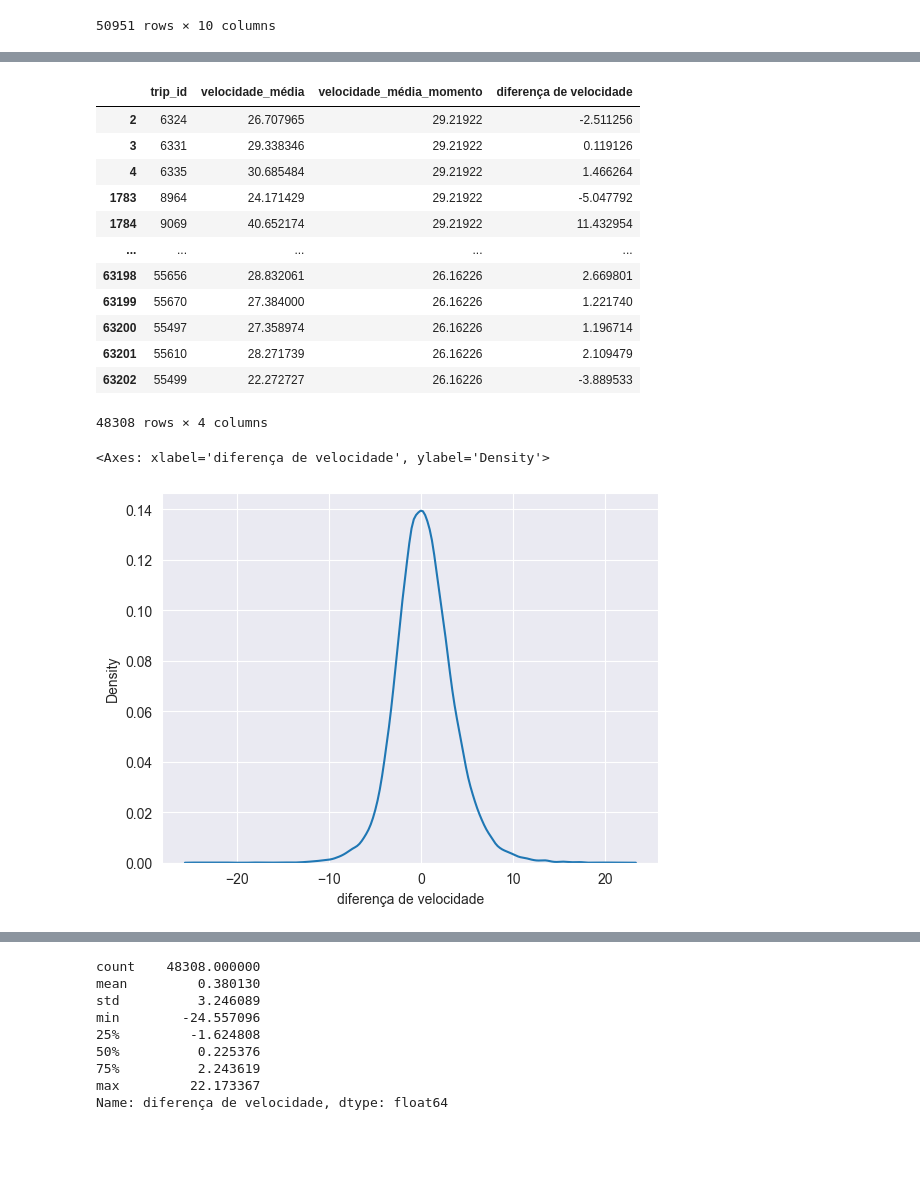
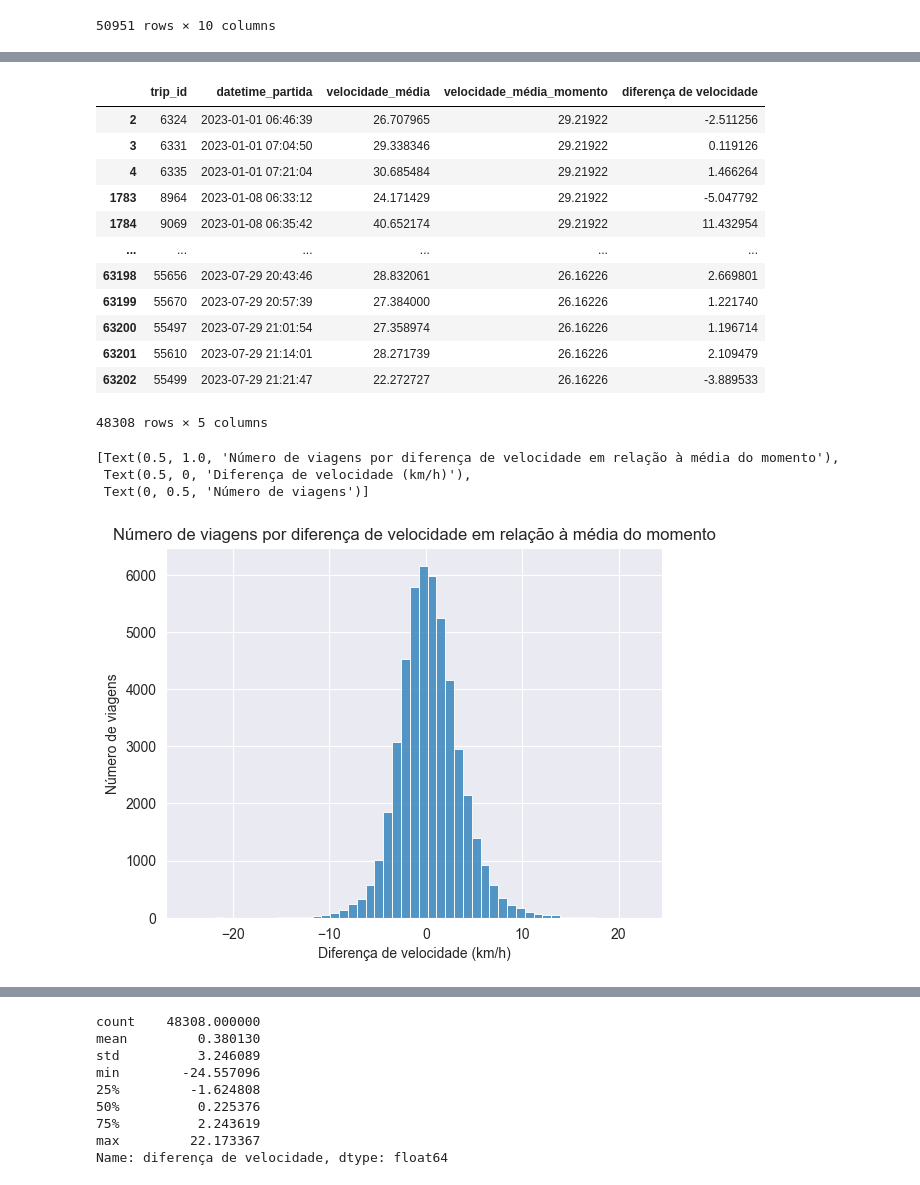
Before and after one commit to Thlamz/transportation, a Jupyter notebook: analysis.ipynb, the cells around one changed output, grey strips where cells are left out. Saved outputs shown, nothing was run; the diff lists cells and outputs as text; code cells hidden in the pictures; blank space fills up the shorter version.

```diff
--- a/analysis.ipynb
+++ b/analysis.ipynb
@@ -464,6 +464,6 @@ trips_with_average_speed
 | 63383 | 33869 | 2023-07-30 21:47:13 | 2023-07-30 22:59:43 | A41457 | V | 73 | 19.346154 | ... |
 50951 rows × 10 columns
 # %%
-trip_speed_comparison = pd.merge(trips_with_average_speed, daily_hourly_speed_average, left_on=['dia', 'hora'], right_index=True)[['trip_id', 'velocidade_média', 'velocidade_média_momento']]
+trip_speed_comparison = pd.merge(trips_with_average_speed, daily_hourly_speed_average, left_on=['dia', 'hora'], right_index=True)[['trip_id', 'datetime_partida', 'velocidade_média', 'velocidade_média_momento']]
 trip_speed_comparison
 # %% [output]
@@ -484,22 +484,25 @@ trip_speed_comparison
 trip_speed_comparison['diferença de velocidade'] = trip_speed_comparison['velocidade_média'] - trip_speed_comparison['velocidade_média_momento']
 trip_speed_comparison
 # %% [output]
-|  | trip_id | velocidade_média | velocidade_média_momento | diferença de velocidade |
-| 2 | 6324 | 26.707965 | 29.21922 | -2.511256 |
-| 3 | 6331 | 29.338346 | 29.21922 | 0.119126 |
-| 4 | 6335 | 30.685484 | 29.21922 | 1.466264 |
-| 1783 | 8964 | 24.171429 | 29.21922 | -5.047792 |
-| 1784 | 9069 | 40.652174 | 29.21922 | 11.432954 |
-| ... | ... | ... | ... | ... |
-| 63198 | 55656 | 28.832061 | 26.16226 | 2.669801 |
-| 63199 | 55670 | 27.384000 | 26.16226 | 1.221740 |
-| 63200 | 55497 | 27.358974 | 26.16226 | 1.196714 |
-| 63201 | 55610 | 28.271739 | 26.16226 | 2.109479 |
-| 63202 | 55499 | 22.272727 | 26.16226 | -3.889533 |
+|  | trip_id | datetime_partida | velocidade_média | velocidade_média_momento | diferença de velocidade |
+| 2 | 6324 | 2023-01-01 06:46:39 | 26.707965 | 29.21922 | -2.511256 |
+| 3 | 6331 | 2023-01-01 07:04:50 | 29.338346 | 29.21922 | 0.119126 |
+| 4 | 6335 | 2023-01-01 07:21:04 | 30.685484 | 29.21922 | 1.466264 |
+| 1783 | 8964 | 2023-01-08 06:33:12 | 24.171429 | 29.21922 | -5.047792 |
+| 1784 | 9069 | 2023-01-08 06:35:42 | 40.652174 | 29.21922 | 11.432954 |
+| ... | ... | ... | ... | ... | ... |
+| 63198 | 55656 | 2023-07-29 20:43:46 | 28.832061 | 26.16226 | 2.669801 |
+| 63199 | 55670 | 2023-07-29 20:57:39 | 27.384000 | 26.16226 | 1.221740 |
+| 63200 | 55497 | 2023-07-29 21:01:54 | 27.358974 | 26.16226 | 1.196714 |
+| 63201 | 55610 | 2023-07-29 21:14:01 | 28.271739 | 26.16226 | 2.109479 |
+| 63202 | 55499 | 2023-07-29 21:21:47 | 22.272727 | 26.16226 | -3.889533 |
-48308 rows × 4 columns
+48308 rows × 5 columns
 # %%
-sns.kdeplot(trip_speed_comparison['diferença de velocidade'])
+g = sns.histplot(trip_speed_comparison['diferença de velocidade'], bins=51)
+g.set(title="Distribuição de viagens ", xlabel="Diferença de velocidade (km/h)", ylabel="Número de viagens")
 # %% [output]
-<Axes: xlabel='diferença de velocidade', ylabel='Density'>
+[Text(0.5, 1.0, 'Número de viagens por diferença de velocidade em relação à média do momento'),
+ Text(0.5, 0, 'Diferença de velocidade (km/h)'),
+ Text(0, 0.5, 'Número de viagens')]
-[figure, old version]
+[figure, new version]
 # %%
```
Also changed, not shown: parts of 3 cells of this notebook.
